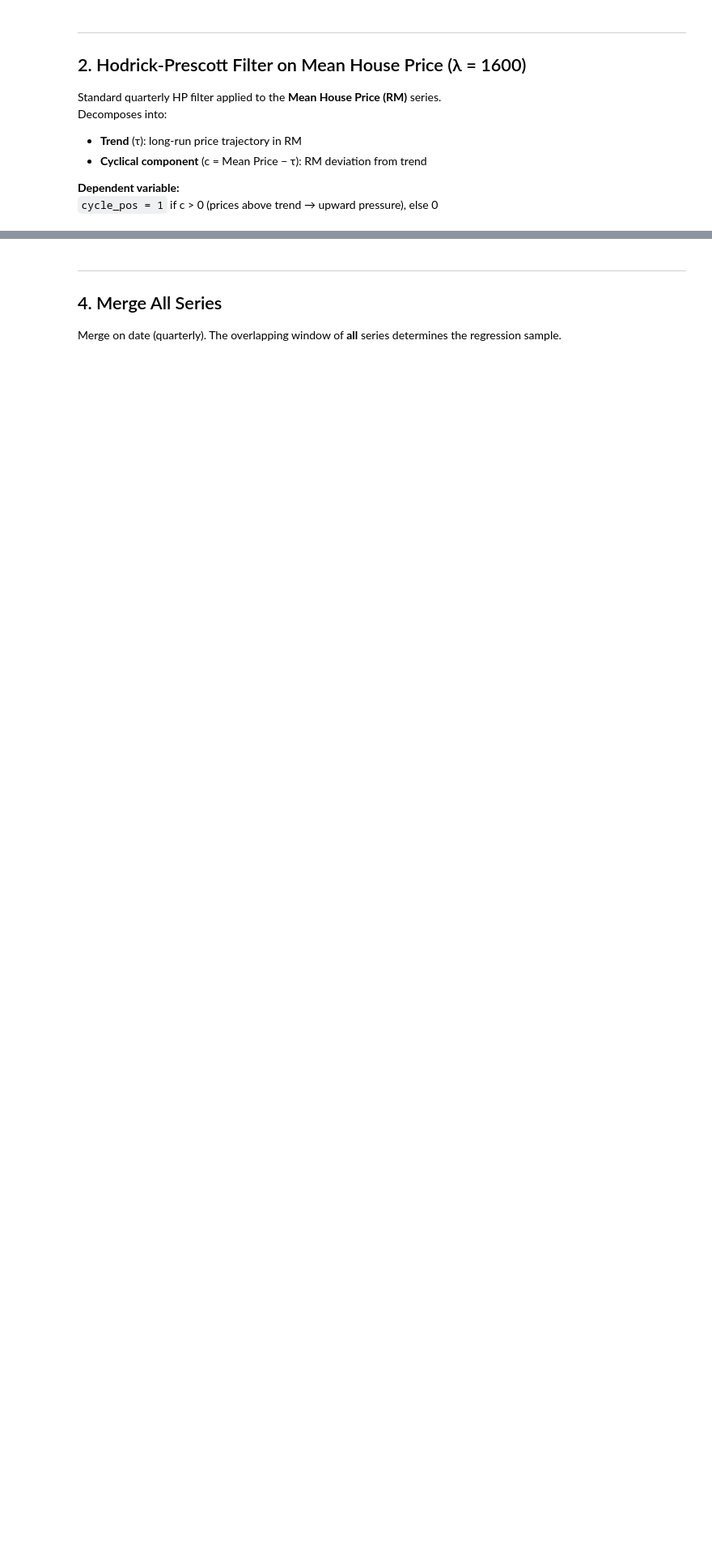
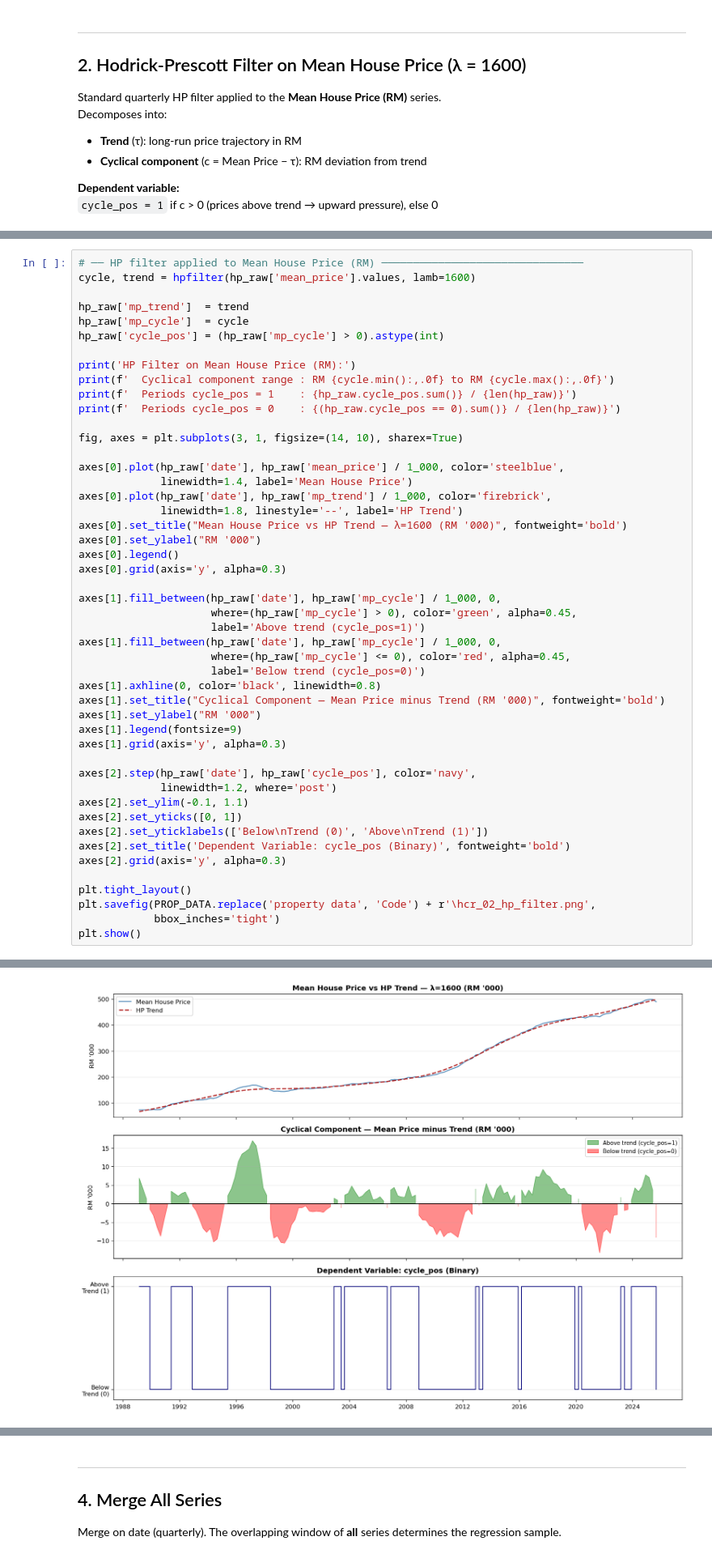
Before and after one commit to Sandaris/Mytanah, a Jupyter notebook: Data Exploration & Cleaning/HCR_Logit_Regression.ipynb, the cells around one changed output, grey strips where cells are left out. Shown at 81% size. Cells and saved outputs as stored; diff of their text form; blank space fills up the shorter version.

```diff
--- a/Data Exploration & Cleaning/HCR_Logit_Regression.ipynb
+++ b/Data Exploration & Cleaning/HCR_Logit_Regression.ipynb
@@ -336,0 +190,49 @@ HP Filter on Mean House Price (RM):
+# %%
+# ── HP filter applied to Mean House Price (RM) ────────────────────────────────
+cycle, trend = hpfilter(hp_raw['mean_price'].values, lamb=1600)
+
+hp_raw['mp_trend']  = trend
+hp_raw['mp_cycle']  = cycle
+hp_raw['cycle_pos'] = (hp_raw['mp_cycle'] > 0).astype(int)
+
+print('HP Filter on Mean House Price (RM):')
+print(f'  Cyclical component range : RM {cycle.min():,.0f} to RM {cycle.max():,.0f}')
+print(f'  Periods cycle_pos = 1    : {hp_raw.cycle_pos.sum()} / {len(hp_raw)}')
+print(f'  Periods cycle_pos = 0    : {(hp_raw.cycle_pos == 0).sum()} / {len(hp_raw)}')
+
+fig, axes = plt.subplots(3, 1, figsize=(14, 10), sharex=True)
+
+axes[0].plot(hp_raw['date'], hp_raw['mean_price'] / 1_000, color='steelblue',
+             linewidth=1.4, label='Mean House Price')
+axes[0].plot(hp_raw['date'], hp_raw['mp_trend'] / 1_000, color='firebrick',
+             linewidth=1.8, linestyle='--', label='HP Trend')
+axes[0].set_title("Mean House Price vs HP Trend — λ=1600 (RM '000)", fontweight='bold')
+axes[0].set_ylabel("RM '000")
+axes[0].legend()
+axes[0].grid(axis='y', alpha=0.3)
+
+axes[1].fill_between(hp_raw['date'], hp_raw['mp_cycle'] / 1_000, 0,
+                     where=(hp_raw['mp_cycle'] > 0), color='green', alpha=0.45,
+                     label='Above trend (cycle_pos=1)')
+axes[1].fill_between(hp_raw['date'], hp_raw['mp_cycle'] / 1_000, 0,
+                     where=(hp_raw['mp_cycle'] <= 0), color='red', alpha=0.45,
+                     label='Below trend (cycle_pos=0)')
+axes[1].axhline(0, color='black', linewidth=0.8)
+axes[1].set_title("Cyclical Component — Mean Price minus Trend (RM '000)", fontweight='bold')
+axes[1].set_ylabel("RM '000")
+axes[1].legend(fontsize=9)
+axes[1].grid(axis='y', alpha=0.3)
+
+axes[2].step(hp_raw['date'], hp_raw['cycle_pos'], color='navy',
+             linewidth=1.2, where='post')
+axes[2].set_ylim(-0.1, 1.1)
+axes[2].set_yticks([0, 1])
+axes[2].set_yticklabels(['Below\nTrend (0)', 'Above\nTrend (1)'])
+axes[2].set_title('Dependent Variable: cycle_pos (Binary)', fontweight='bold')
+axes[2].grid(axis='y', alpha=0.3)
+
+plt.tight_layout()
+plt.savefig(PROP_DATA.replace('property data', 'Code') + r'\hcr_02_hp_filter.png',
+            bbox_inches='tight')
+plt.show()
+# %% [output]
@@ -337,3 +243,4 @@ HP Filter on Mean House Price (RM):
+[figure, added]
 # %% [markdown]
 ---
 ## 3. Load Independent Variables
```
Also changed, not shown: parts of 12 cells of this notebook, 10 other files.
